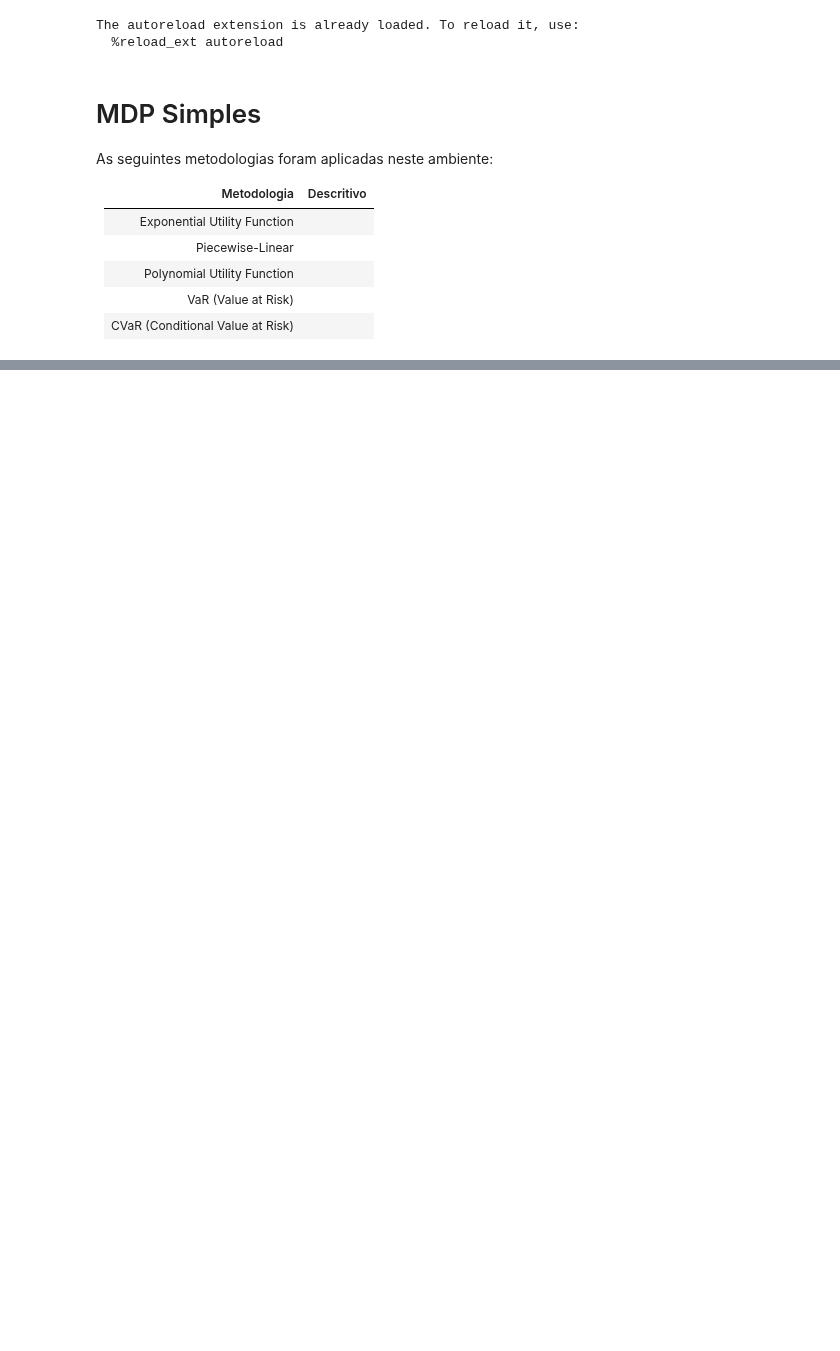
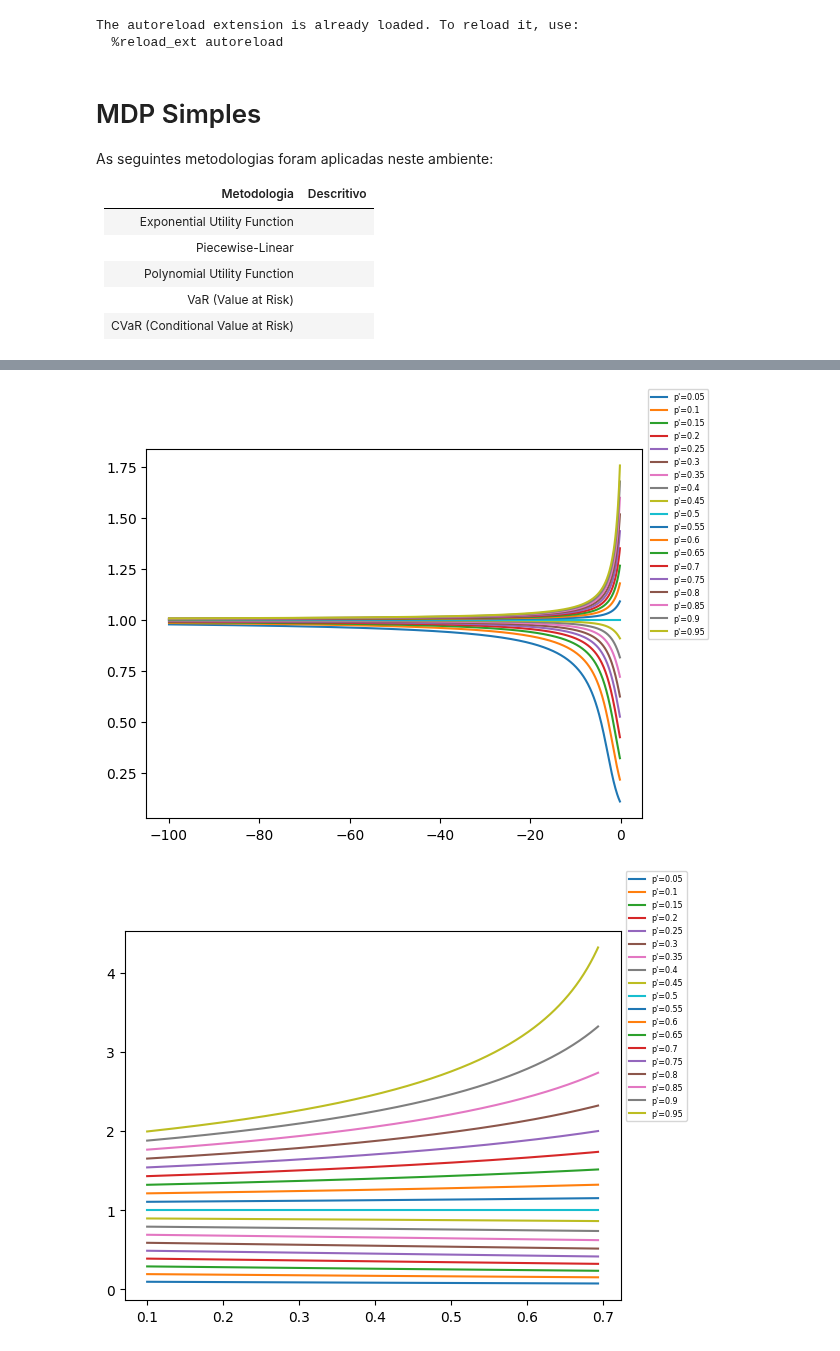
Before and after one commit to igormiyamura/ppgsi_comparable_mdp_risk, a Jupyter notebook: notebooks/1. Comparativo - MDP Simples.ipynb, the cells around one changed output, grey strips where cells are left out. Cells and saved outputs as stored; diff of their text form; code cells hidden in the pictures; blank space fills up the shorter version.

Commit message:
OK: Exponential Utility and Piecewiese Linear

```diff
--- a/notebooks/1. Comparativo - MDP Simples.ipynb
+++ b/notebooks/1. Comparativo - MDP Simples.ipynb
@@ -42,0 +74,43 @@ _cp = CurvePlots.CurvePlots(lib='matplotlib')
+# %%
+# Limite Empirico Minimo
+dict_curves_exp = {}
+min_lambda = np.min(list_lambdas_neg)
+
+for l in list_lambdas_neg:
+    dict_curves_exp[l] = _ecc[nm_exponential_function].get_empirical_limit_curve(
+        c=c,
+        p=p,
+        l=l
+    )
+
+df_min_exp = pd.DataFrame(dict_curves_exp)
+c_min_exp = df_min_exp[min_lambda]
+
+_cp.plot_curve_from_dataframe(
+    df=df_min_exp,
+    label='p\'',
+    transpose=True
+)
+
+# Limite Empirico max
+dict_curves_exp = {}
+max_lambda = np.max(list_lambdas_pos)
+
+for l in list_lambdas_pos:
+    dict_curves_exp[l] = _ecc[nm_exponential_function].get_empirical_limit_curve(
+        c=c,
+        p=p,
+        l=l
+    )
+
+df_max_exp = pd.DataFrame(dict_curves_exp)
+c_min_exp = df_max_exp[max_lambda]
+
+_cp.plot_curve_from_dataframe(
+    df=df_max_exp,
+    label='p\'',
+    transpose=True
+)
+# %% [output]
+[figure, added]
+[figure, added]
```
Also changed, not shown: parts of 18 cells of this notebook, 6 other files.
